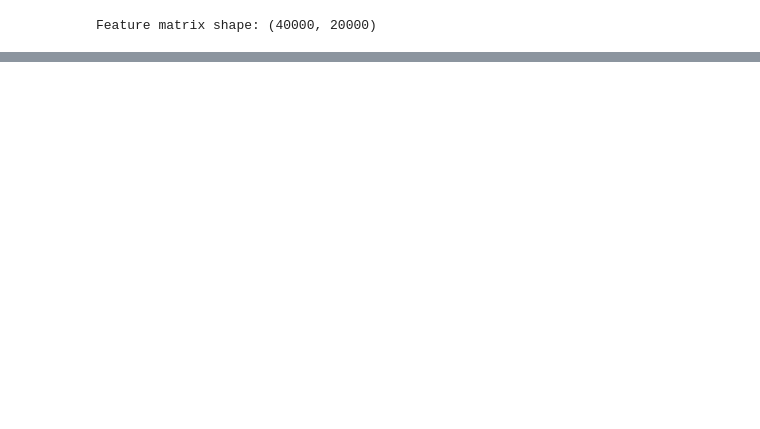
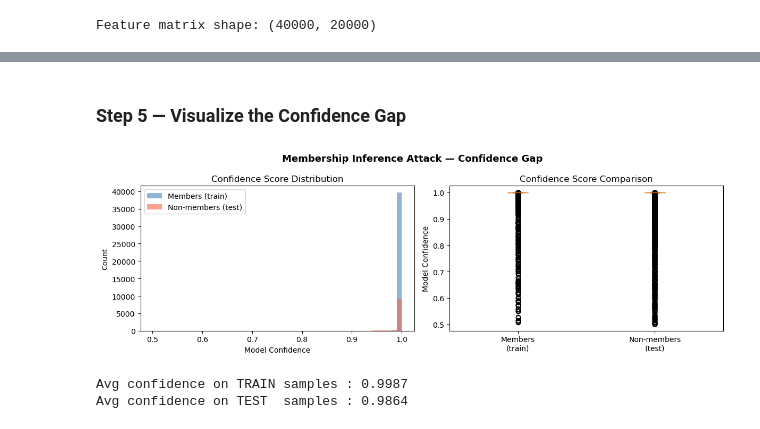
Before and after one commit to MohamedElsayed75/text-adversarial-robustness, a Jupyter notebook: model.ipynb, the cells around one changed output, grey strips where cells are left out. Drawn from its saved outputs; the diff is of its cells as text; code cells hidden in the pictures; blank space fills up the shorter version.

Commit message:
Membership Inference Attack

```diff
--- a/model.ipynb
+++ b/model.ipynb
@@ -122,41 +129,35 @@ Feature matrix shape: (40000, 20000)
 # %%
-# --- Simple neural net ---
-
 import tensorflow as tf
 from tensorflow import keras
 from tensorflow.keras import layers
 import numpy as np
 
-
-# --- Convert sparse TF-IDF matrices to dense numpy arrays ---
+# Convert sparse TF-IDF matrices to dense arrays
 X_train_dense = X_train_tfidf.toarray().astype(np.float32)
 X_test_dense  = X_test_tfidf.toarray().astype(np.float32)
 y_train_arr   = y_train.values.astype(np.float32)
 y_test_arr    = y_test.values.astype(np.float32)
-
 
 input_dim = X_train_dense.shape[1]
 
 model = keras.Sequential([
     layers.Input(shape=(input_dim,)),
     layers.Dense(256, activation='relu'),
-    layers.Dropout(0.3),
     layers.Dense(64, activation='relu'),
-    layers.Dropout(0.3),
     layers.Dense(1, activation='sigmoid')
 ])
 
 model.compile(
+    optimizer=keras.optimizers.Adam(learning_rate=1e-3),
     loss='binary_crossentropy',
     metrics=['accuracy']
 )
 
 model.summary()
 
-# --- Train ---
 history = model.fit(
     X_train_dense, y_train_arr,
-    epochs=10,
+    epochs=30,
     batch_size=256,
     validation_split=0.1,
     verbose=1
@@ -242,0 +357,43 @@ Saved: model.keras, vectorizer.pkl, X_test.csv, y_test.csv
+# %% [markdown]
+### Step 5 — Visualize the Confidence Gap
+# %%
+import matplotlib.pyplot as plt
+
+# Get raw confidence scores to visualize what the attack exploits
+train_probs = model.predict(X_train_dense, verbose=0).flatten()
+test_probs  = model.predict(X_test_dense,  verbose=0).flatten()
+
+train_confidence = np.maximum(train_probs, 1 - train_probs)
+test_confidence  = np.maximum(test_probs,  1 - test_probs)
+
+fig, axes = plt.subplots(1, 2, figsize=(12, 4))
+
+# Histogram: confidence distributions
+axes[0].hist(train_confidence, bins=50, alpha=0.6, label='Members (train)', color='steelblue')
+axes[0].hist(test_confidence,  bins=50, alpha=0.6, label='Non-members (test)', color='tomato')
+axes[0].set_title('Confidence Score Distribution')
+axes[0].set_xlabel('Model Confidence')
+axes[0].set_ylabel('Count')
+axes[0].legend()
+
+# Box plot
+axes[1].boxplot(
+    [train_confidence, test_confidence],
+    labels=['Members\n(train)', 'Non-members\n(test)'],
+    patch_artist=True,
+    boxprops=dict(facecolor='steelblue', alpha=0.6)
+)
+axes[1].set_title('Confidence Score Comparison')
+axes[1].set_ylabel('Model Confidence')
+
+plt.suptitle('Membership Inference Attack — Confidence Gap', fontsize=13, fontweight='bold')
+plt.tight_layout()
+plt.savefig('membership_inference_attack.png', dpi=150)
+plt.show()
+
+print(f"Avg confidence on TRAIN samples : {train_confidence.mean():.4f}")
+print(f"Avg confidence on TEST  samples : {test_confidence.mean():.4f}")
+# %% [output]
+[figure, added]
+Avg confidence on TRAIN samples : 0.9987
+Avg confidence on TEST  samples : 0.9864
```
Also changed, not shown: parts of 31 cells of this notebook, 3 other files.
